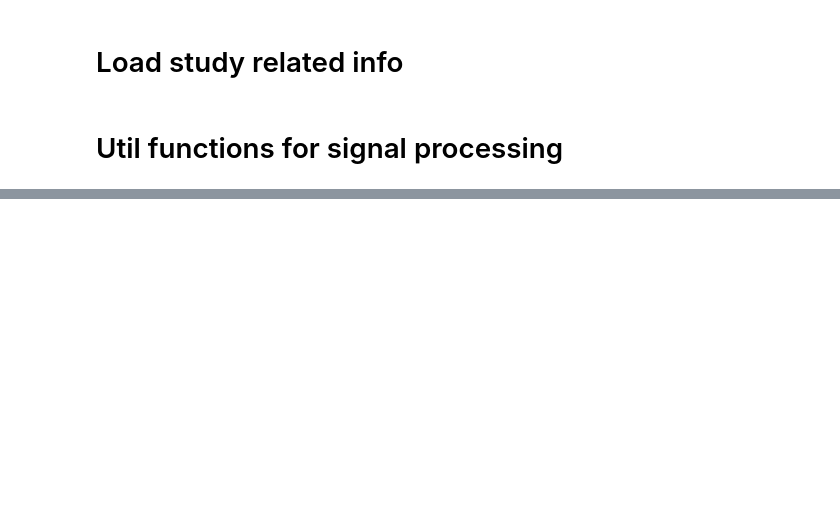
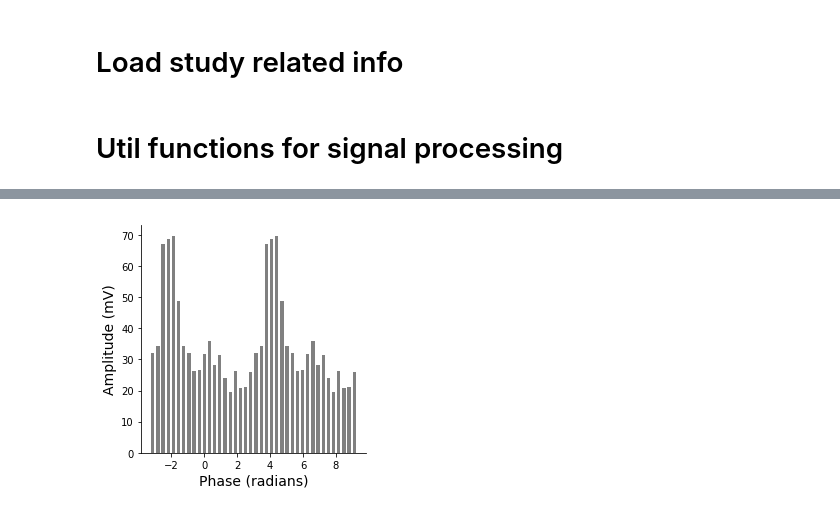
Before and after one commit to DiogoSantosPata/normaliser, a Jupyter notebook: Compute_theta_gamma_coupling.ipynb, the cells around one changed output, grey strips where cells are left out. Cells and saved outputs as stored; diff of their text form; code cells hidden in the pictures; blank space fills up the shorter version.

```diff
--- a/Compute_theta_gamma_coupling.ipynb
+++ b/Compute_theta_gamma_coupling.ipynb
@@ -669,0 +287,35 @@ array([2.98603635, 2.71336021, 2.8034832 , 2.71964139, 2.98603635,
+# %%
+sub = 6
+cc = 0
+
+tmp_amp = amp_phase[sub]['amp'][cc]
+tmp_phase = amp_phase[sub]['phase'][cc]
+
+idx_trials = trials_markers[sessions[sub]]
+
+trial = 15
+
+tmp_tmp_amp = tmp_amp[ idx_trials[trial] + trial_begin : idx_trials[trial] + trial_end ]
+tmp_tmp_phase = tmp_phase[ idx_trials[trial] + trial_begin : idx_trials[trial] + trial_end ]
+
+bs = binned_statistic(tmp_tmp_phase,tmp_tmp_amp,bins=20)
+kb = calculate_KB(bs)
+# %%
+fig = plt.figure()
+ax = fig.add_subplot(111)
+fig.set_figheight(4)
+fig.set_figwidth(4)
+
+plt.bar(  bs[1][:-1] , bs[0] , width=0.2, color='grey' )
+plt.bar(  bs[1][:-1] + np.pi*2 , bs[0] , width=0.2, color='grey' )
+# plt.title(  np.round(kb,4) )
+
+fig.patch.set_facecolor('xkcd:white')
+ax.spines['right'].set_visible(False)
+ax.spines['top'].set_visible(False)
+plt.sca(ax)
+plt.ylabel('Amplitude (mV)', fontsize=14)
+plt.xlabel('Phase (radians)', fontsize=14)
+plt.tight_layout()
+# %% [output]
+[figure, added]
```
Also changed, not shown: parts of 35 cells of this notebook, 5 other files.
